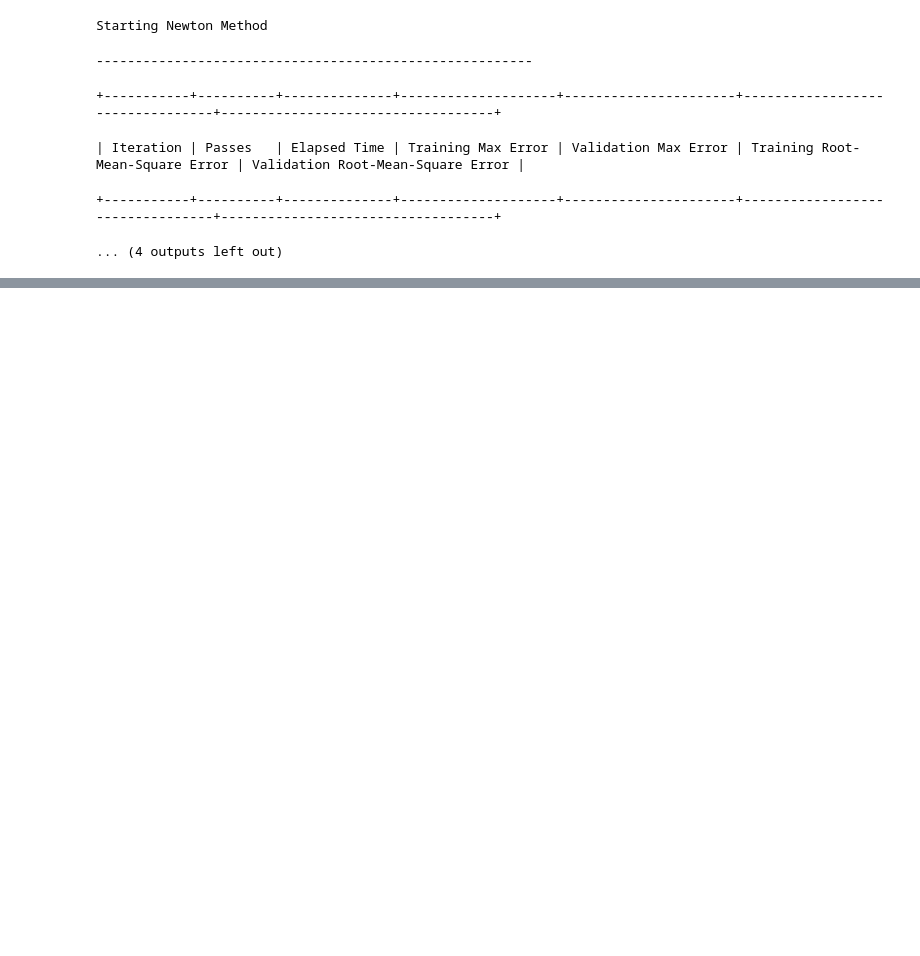
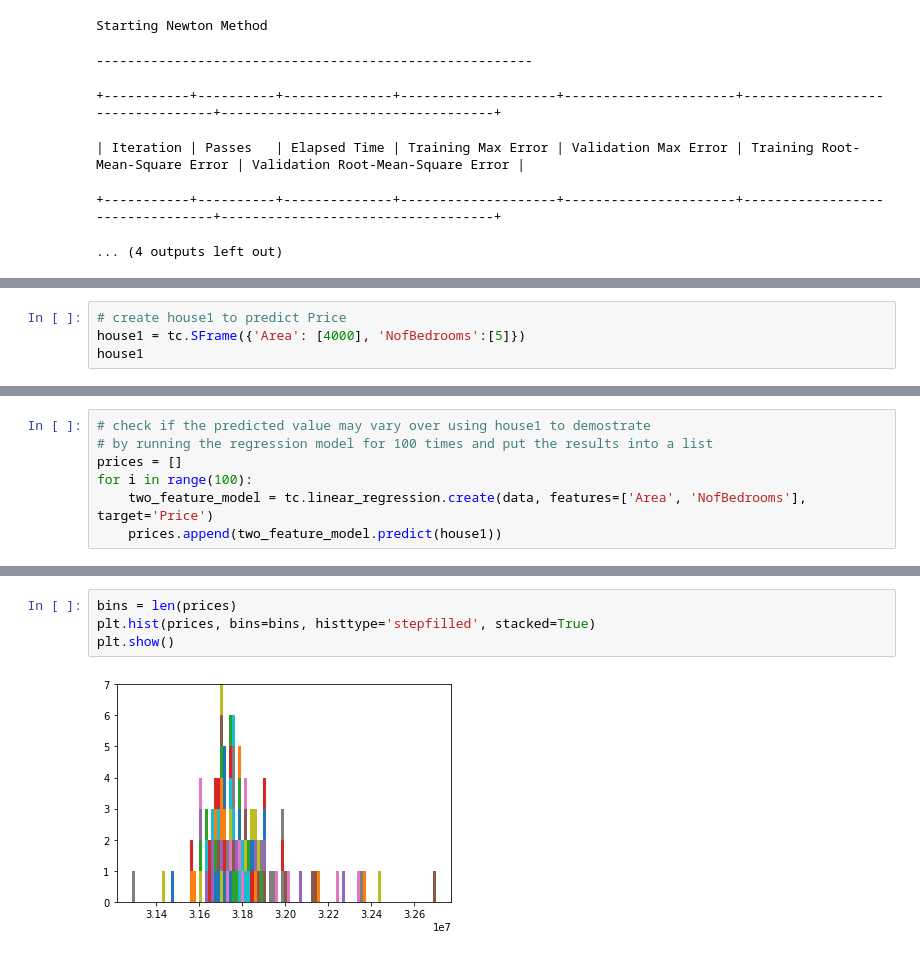
Before and after one commit to PKpacheco/assignment1_superv_ml, a Jupyter notebook: SML_a1_q2.ipynb, the cells around one changed output, grey strips where cells are left out. Saved outputs shown, nothing was run; the diff lists cells and outputs as text; blank space fills up the shorter version.

```diff
--- a/SML_a1_q2.ipynb
+++ b/SML_a1_q2.ipynb
@@ -214,0 +244,4 @@ house3
+# %%
+# create house1 to predict Price
+house1 = tc.SFrame({'Area': [4000], 'NofBedrooms':[5]})
+house1
@@ -235,0 +289,7 @@ Rows: 1
+# %%
+# check if the predicted value may vary over using house1 to demostrate
+# by running the regression model for 100 times and put the results into a list
+prices = []
+for i in range(100):
+    two_feature_model = tc.linear_regression.create(data, features=['Area', 'NofBedrooms'], target='Price')
+    prices.append(two_feature_model.predict(house1))
@@ -235,0 +350,6 @@ Rows: 1
+# %%
+bins = len(prices)
+plt.hist(prices, bins=bins, histtype='stepfilled', stacked=True)
+plt.show()
+# %% [output]
+[figure, added]
```
Also changed, not shown: parts of 34 cells of this notebook.
